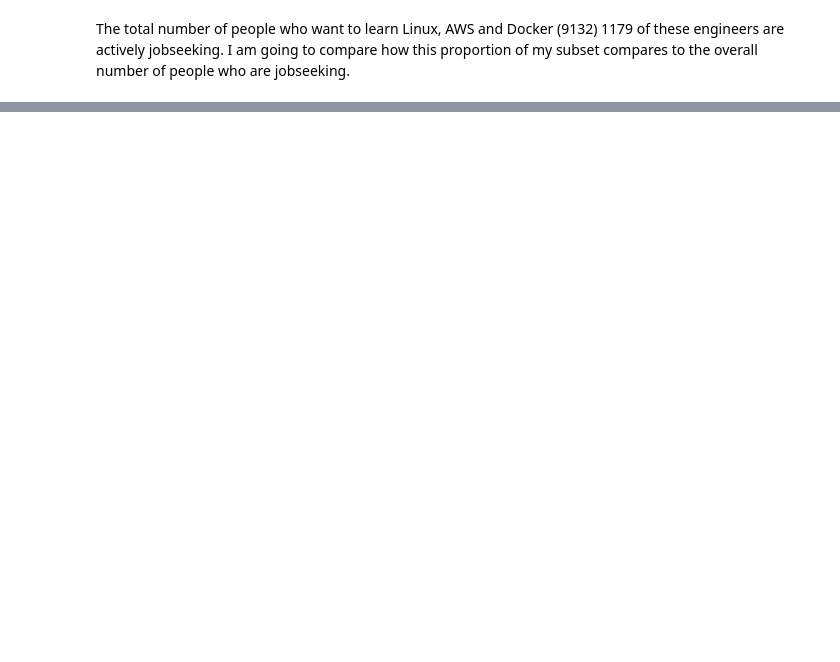
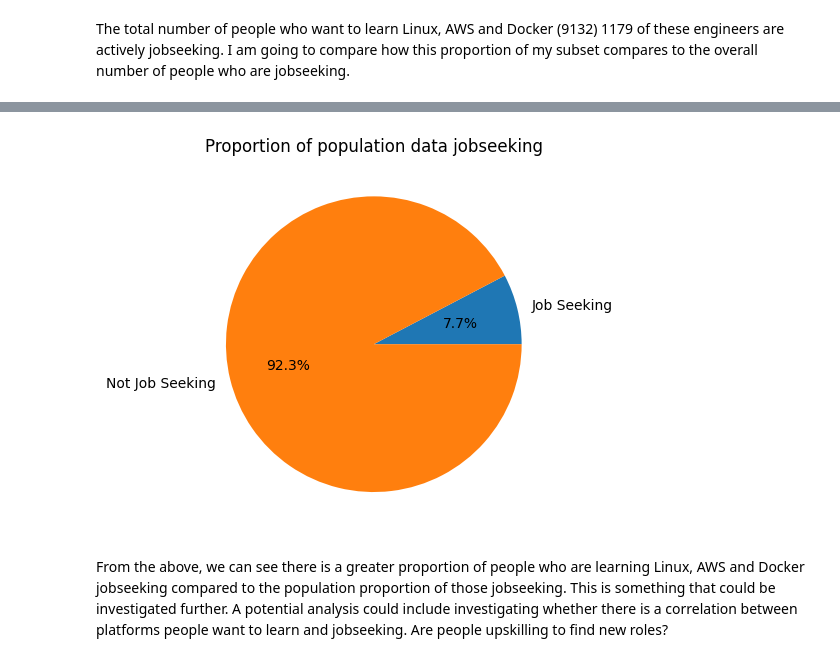
Before and after one commit to JTrehan1/EDARepo, a Jupyter notebook: developerDataAnalysis.ipynb, the cells around one changed output, grey strips where cells are left out. Saved outputs shown, nothing was run; the diff lists cells and outputs as text; code cells hidden in the pictures; blank space fills up the shorter version.

```diff
--- a/developerDataAnalysis.ipynb
+++ b/developerDataAnalysis.ipynb
@@ -198,0 +168,13 @@ plt.show()
+# %%
+# Plotting the proportion of people who are jobseeking from the population
+job_seeking_proportion = jobseeking_whole/len(developerDataset["JobSeek"])
+non_job_seeking_proportion = (len(developerDataset["JobSeek"])-jobseeking_whole)/len(developerDataset["JobSeek"])
+labels = ["Job Seeking", "Not Job Seeking"]
+sizes = [job_seeking_proportion, non_job_seeking_proportion]
+plt.pie(sizes, labels=labels, autopct="%1.1f%%" )
+plt.title("Proportion of population data jobseeking")
+plt.show()
+# %% [output]
+[figure, added]
+# %% [markdown]
+From the above, we can see there is a greater proportion of people who are learning Linux, AWS and Docker jobseeking compared to the population proportion of those jobseeking. This is something that could be investigated further. A potential analysis could include investigating whether there is a correlation between platforms people want to learn and jobseeking. Are people upskilling to find new roles?
```
Also changed, not shown: parts of 7 cells of this notebook.
